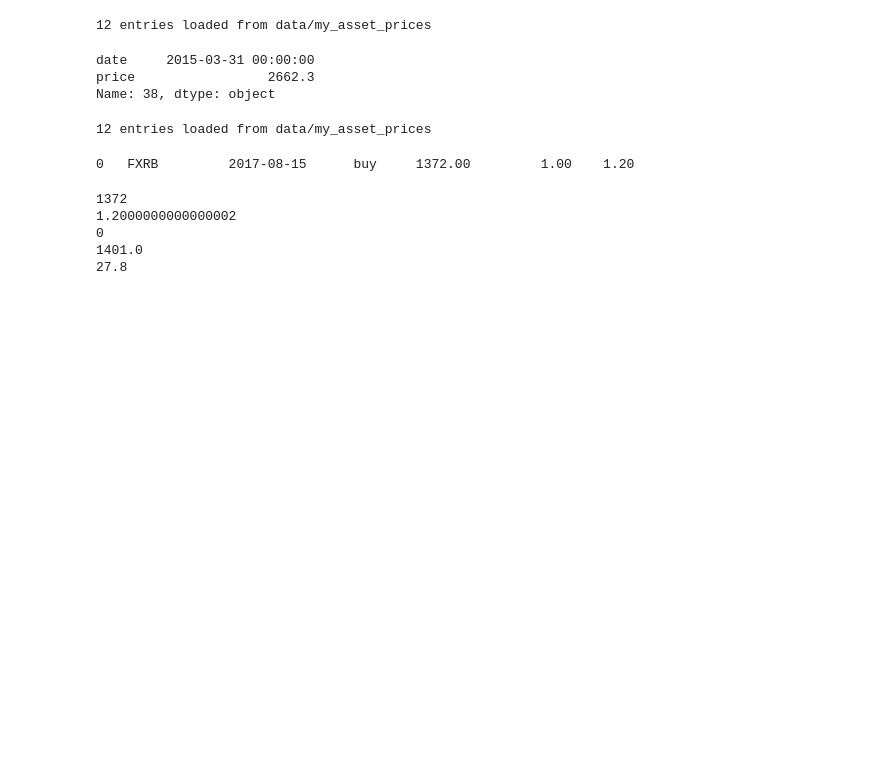
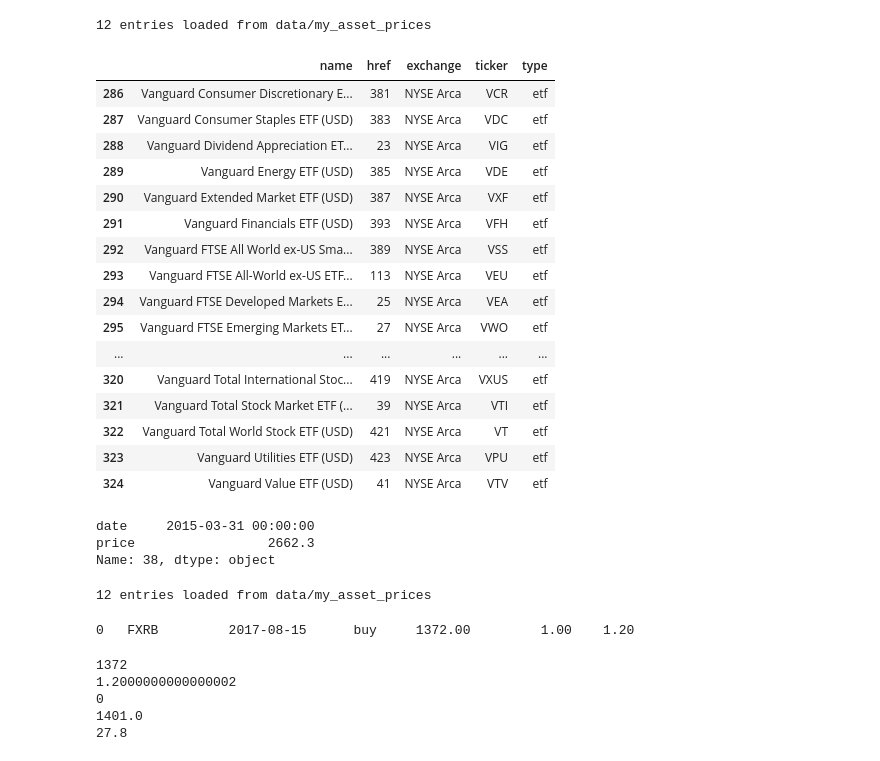
Before and after one commit to alvlasov/asset-utils, a Jupyter notebook: asset_utils.ipynb, the cells around one changed output. Drawn from its saved outputs; the diff is of its cells as text; code cells hidden in the pictures; blank space fills up the shorter version.

```diff
--- a/asset_utils.ipynb
+++ b/asset_utils.ipynb
@@ -14,6 +15,26 @@ db.load_asset_historicals('data/my_asset_prices')
 #    db.update_asset_historical(asset)
 # %% [output]
 12 entries loaded from data/my_asset_prices
+# %%
+db.find_in_database('vanguard')
+# %% [output]
+|  | name | href | exchange | ticker | type |
+| 286 | Vanguard Consumer Discretionary E... | 381 | NYSE Arca | VCR | etf |
+| 287 | Vanguard Consumer Staples ETF (USD) | 383 | NYSE Arca | VDC | etf |
+| 288 | Vanguard Dividend Appreciation ET... | 23 | NYSE Arca | VIG | etf |
+| 289 | Vanguard Energy ETF (USD) | 385 | NYSE Arca | VDE | etf |
+| 290 | Vanguard Extended Market ETF (USD) | 387 | NYSE Arca | VXF | etf |
+| 291 | Vanguard Financials ETF (USD) | 393 | NYSE Arca | VFH | etf |
+| 292 | Vanguard FTSE All World ex-US Sma... | 389 | NYSE Arca | VSS | etf |
+| 293 | Vanguard FTSE All-World ex-US ETF... | 113 | NYSE Arca | VEU | etf |
+| 294 | Vanguard FTSE Developed Markets E... | 25 | NYSE Arca | VEA | etf |
+| 295 | Vanguard FTSE Emerging Markets ET... | 27 | NYSE Arca | VWO | etf |
+| ... | ... | ... | ... | ... | ... |
+| 320 | Vanguard Total International Stoc... | 419 | NYSE Arca | VXUS | etf |
+| 321 | Vanguard Total Stock Market ETF (... | 39 | NYSE Arca | VTI | etf |
+| 322 | Vanguard Total World Stock ETF (USD) | 421 | NYSE Arca | VT | etf |
+| 323 | Vanguard Utilities ETF (USD) | 423 | NYSE Arca | VPU | etf |
+| 324 | Vanguard Value ETF (USD) | 41 | NYSE Arca | VTV | etf |
 # %%
 #db.save_asset_historicals('data/my_asset_prices_2')
 # %%
```
Also changed, not shown: parts of 5 cells of this notebook, 8 other files.
